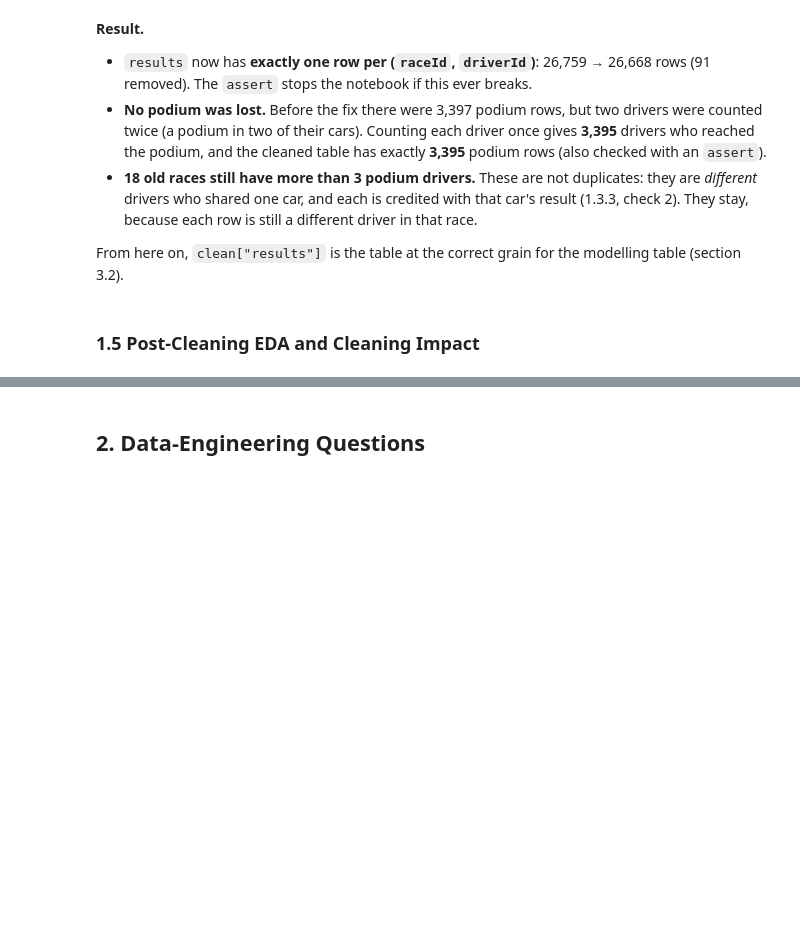
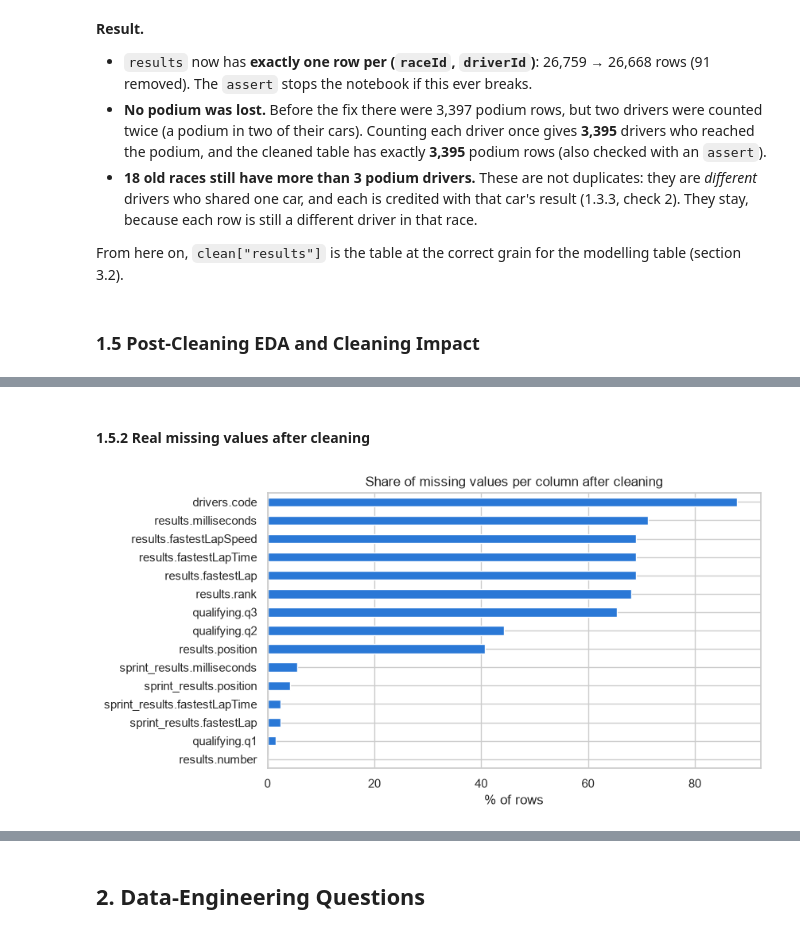
Before and after one commit to Seif2005/ACL2-Project, a Jupyter notebook: Main.ipynb, the cells around one changed output, grey strips where cells are left out. Cells and saved outputs as stored; diff of their text form; code cells hidden in the pictures; blank space fills up the shorter version.

```diff
--- a/Main.ipynb
+++ b/Main.ipynb
@@ -917,0 +1006,18 @@ From here on, `clean["results"]` is the table at the correct grain for the model
+# %% [markdown]
+#### 1.5.2 Real missing values after cleaning
+# %%
+rows = []
+for name in ["results", "qualifying", "sprint_results", "drivers"]:
+    for col in clean[name].columns:
+        share = clean[name][col].isna().mean() * 100
+        if share > 0:
+            rows.append({"column": f"{name}.{col}", "% missing": share})
+missing_after = pd.DataFrame(rows).sort_values("% missing")
+
+missing_after.plot.barh(x="column", y="% missing", figsize=(8, 4.5), legend=False)
+plt.title("Share of missing values per column after cleaning")
+plt.xlabel("% of rows")
+plt.ylabel("")
+plt.show()
+# %% [output]
+[figure, added]
```
Also changed, not shown: parts of 19 cells of this notebook.
